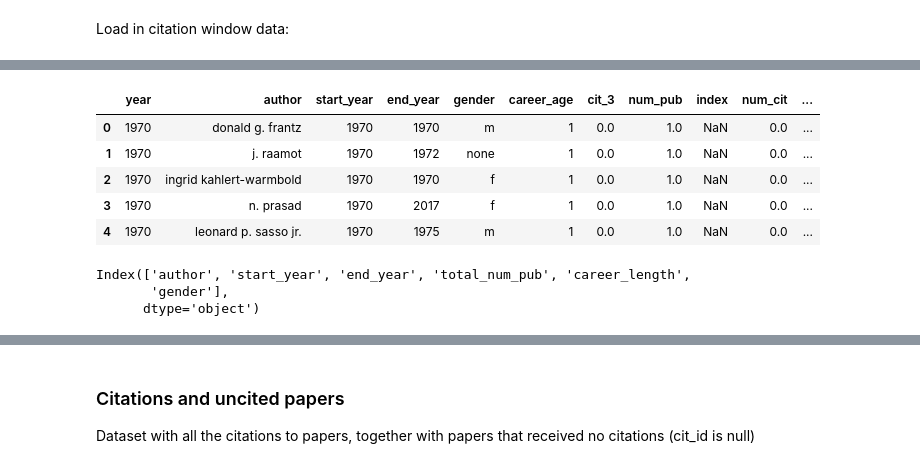
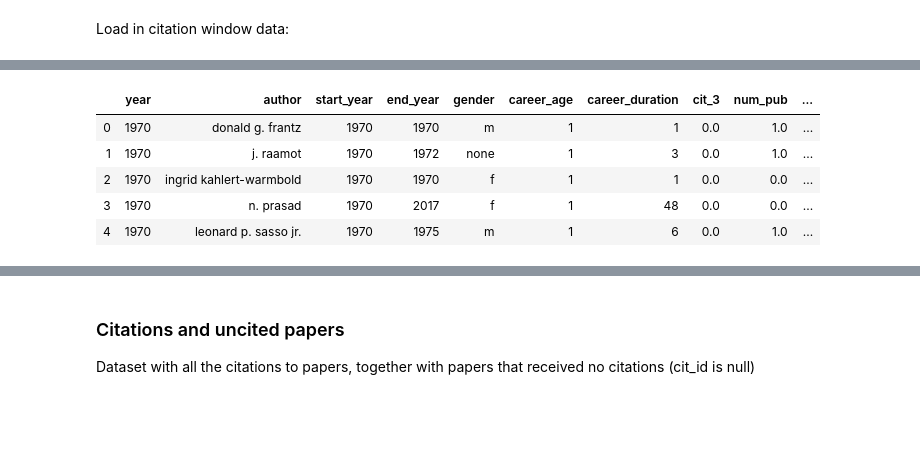
Before and after one commit to gesiscss/inequality, a Jupyter notebook: 7.Citation and Publication analysis.ipynb, the cells around one changed output, grey strips where cells are left out. Saved outputs shown, nothing was run; the diff lists cells and outputs as text; code cells hidden in the pictures; blank space fills up the shorter version.

```diff
--- a/7.Citation and Publication analysis.ipynb
+++ b/7.Citation and Publication analysis.ipynb
@@ -64,19 +54,13 @@ citations_window.head()
 # %%
-citations_window_first = pd.read_csv(f'derived-data/citations_window_ONLY_first.csv')
+citations_window_first = pd.read_csv(f'derived-data/citations_window_{WINDOW_SIZE}_first.csv')
 citations_window_first.head()
 # %% [output]
-|  | year | author | start_year | end_year | gender | career_age | cit_3 | num_pub | index | num_cit | ... |
-| 0 | 1970 | donald g. frantz | 1970 | 1970 | m | 1 | 0.0 | 1.0 | NaN | 0.0 | ... |
-| 1 | 1970 | j. raamot | 1970 | 1972 | none | 1 | 0.0 | 1.0 | NaN | 0.0 | ... |
-| 2 | 1970 | ingrid kahlert-warmbold | 1970 | 1970 | f | 1 | 0.0 | 1.0 | NaN | 0.0 | ... |
-| 3 | 1970 | n. prasad | 1970 | 2017 | f | 1 | 0.0 | 1.0 | NaN | 0.0 | ... |
-| 4 | 1970 | leonard p. sasso jr. | 1970 | 1975 | m | 1 | 0.0 | 1.0 | NaN | 0.0 | ... |
+|  | year | author | start_year | end_year | gender | career_age | career_duration | cit_3 | num_pub | ... |
+| 0 | 1970 | donald g. frantz | 1970 | 1970 | m | 1 | 1 | 0.0 | 1.0 | ... |
+| 1 | 1970 | j. raamot | 1970 | 1972 | none | 1 | 3 | 0.0 | 1.0 | ... |
+| 2 | 1970 | ingrid kahlert-warmbold | 1970 | 1970 | f | 1 | 1 | 0.0 | 0.0 | ... |
+| 3 | 1970 | n. prasad | 1970 | 2017 | f | 1 | 48 | 0.0 | 0.0 | ... |
+| 4 | 1970 | leonard p. sasso jr. | 1970 | 1975 | m | 1 | 6 | 0.0 | 1.0 | ... |
-# %%
-data_store.credible_authors_instance.columns
-# %% [output]
-Index(['author', 'start_year', 'end_year', 'total_num_pub', 'career_length',
-       'gender'],
-      dtype='object')
 # %%
 citations_window = citations_window.merge(credible_authors[['author', 'dropped_after_10']], on='author', how='left')
 # %%
```
Also changed, not shown: parts of 55 cells of this notebook, 3 other files.
